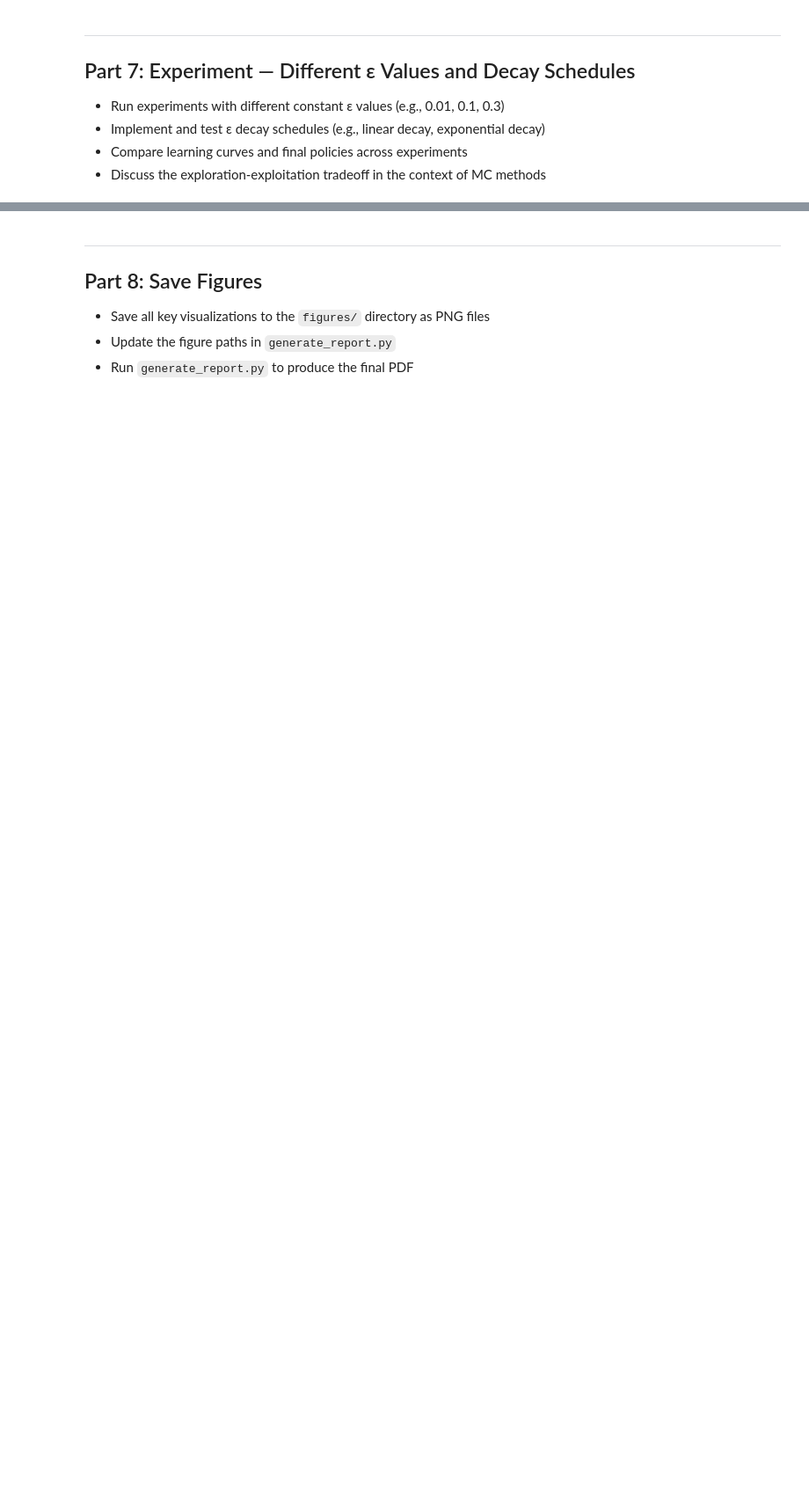
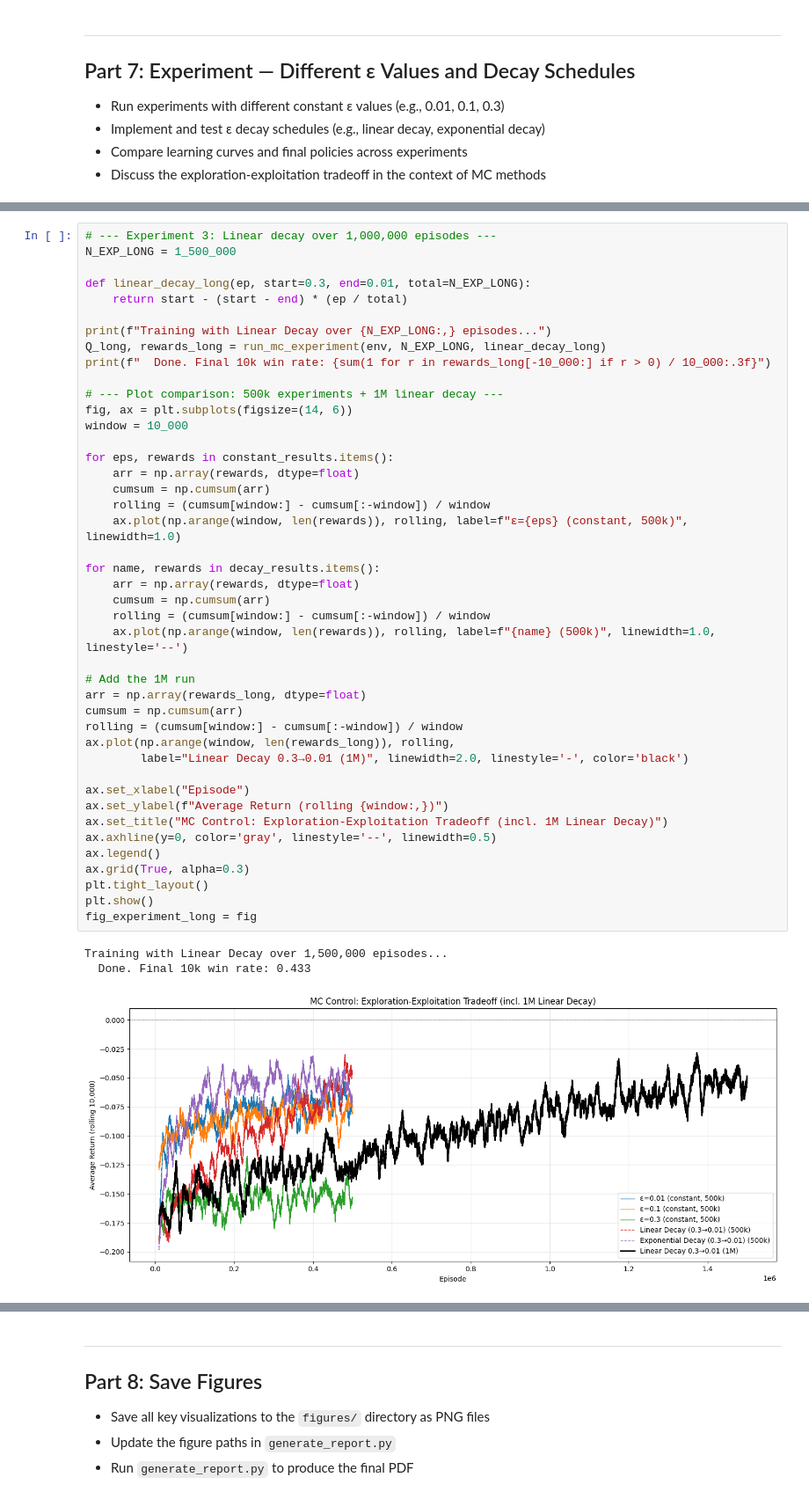
Before and after one commit to cooper-rm/monte-carlo-methods, a Jupyter notebook: lab3_monte_carlo.ipynb, the cells around one changed output, grey strips where cells are left out. Shown at 88% size. Cells and saved outputs as stored; diff of their text form; blank space fills up the shorter version.

```diff
--- a/lab3_monte_carlo.ipynb
+++ b/lab3_monte_carlo.ipynb
@@ -76,0 +512,47 @@
+# %%
+# --- Experiment 3: Linear decay over 1,000,000 episodes ---
+N_EXP_LONG = 1_500_000
+
+def linear_decay_long(ep, start=0.3, end=0.01, total=N_EXP_LONG):
+    return start - (start - end) * (ep / total)
+
+print(f"Training with Linear Decay over {N_EXP_LONG:,} episodes...")
+Q_long, rewards_long = run_mc_experiment(env, N_EXP_LONG, linear_decay_long)
+print(f"  Done. Final 10k win rate: {sum(1 for r in rewards_long[-10_000:] if r > 0) / 10_000:.3f}")
+
+# --- Plot comparison: 500k experiments + 1M linear decay ---
+fig, ax = plt.subplots(figsize=(14, 6))
+window = 10_000
+
+for eps, rewards in constant_results.items():
+    arr = np.array(rewards, dtype=float)
+    cumsum = np.cumsum(arr)
+    rolling = (cumsum[window:] - cumsum[:-window]) / window
+    ax.plot(np.arange(window, len(rewards)), rolling, label=f"ε={eps} (constant, 500k)", linewidth=1.0)
+
+for name, rewards in decay_results.items():
+    arr = np.array(rewards, dtype=float)
+    cumsum = np.cumsum(arr)
+    rolling = (cumsum[window:] - cumsum[:-window]) / window
+    ax.plot(np.arange(window, len(rewards)), rolling, label=f"{name} (500k)", linewidth=1.0, linestyle='--')
+
+# Add the 1M run
+arr = np.array(rewards_long, dtype=float)
+cumsum = np.cumsum(arr)
+rolling = (cumsum[window:] - cumsum[:-window]) / window
+ax.plot(np.arange(window, len(rewards_long)), rolling,
+        label="Linear Decay 0.3→0.01 (1M)", linewidth=2.0, linestyle='-', color='black')
+
+ax.set_xlabel("Episode")
+ax.set_ylabel(f"Average Return (rolling {window:,})")
+ax.set_title("MC Control: Exploration-Exploitation Tradeoff (incl. 1M Linear Decay)")
+ax.axhline(y=0, color='gray', linestyle='--', linewidth=0.5)
+ax.legend()
+ax.grid(True, alpha=0.3)
+plt.tight_layout()
+plt.show()
+fig_experiment_long = fig
+# %% [output]
+Training with Linear Decay over 1,500,000 episodes...
+  Done. Final 10k win rate: 0.433
+[figure, added]
```
Also changed, not shown: parts of 9 cells of this notebook, 8 other files.
